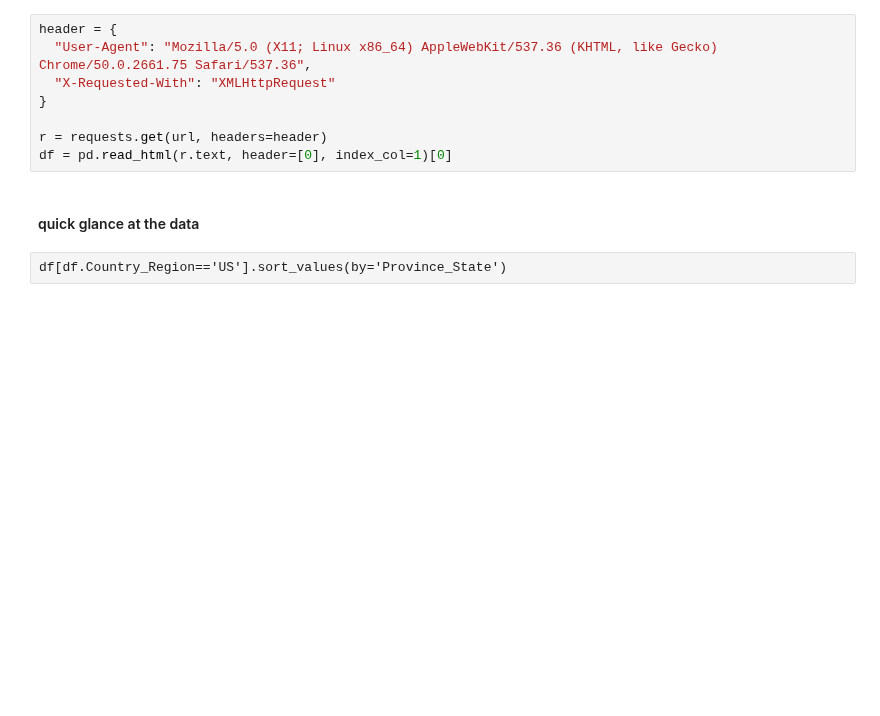
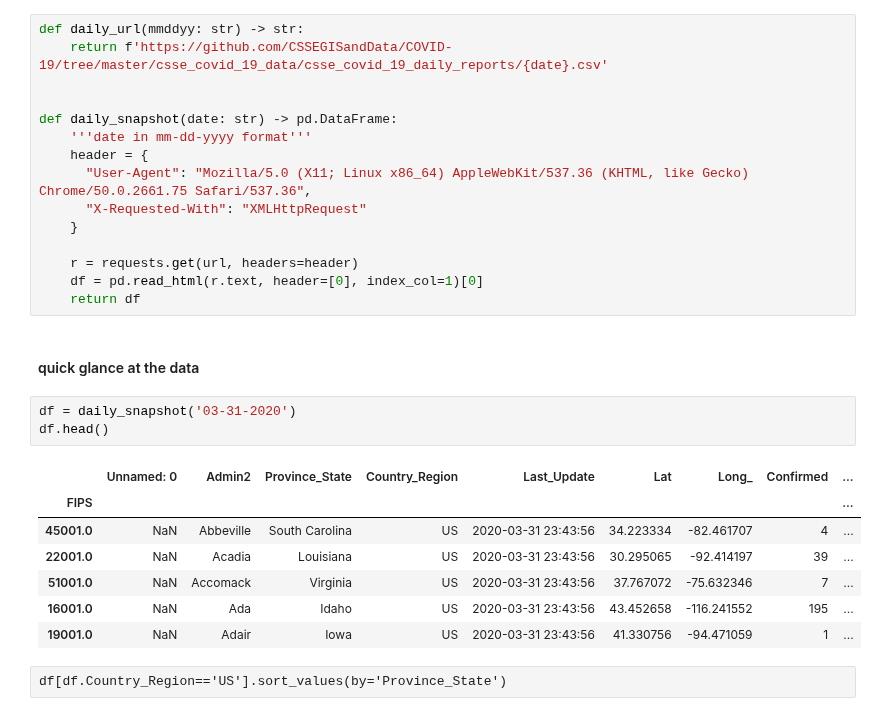
Before and after one commit to fm75/DS, a Jupyter notebook: covid-19-3-31.ipynb, the cells around one changed output. Drawn from its saved outputs; the diff is of its cells as text; blank space fills up the shorter version.

```diff
--- a/covid-19-3-31.ipynb
+++ b/covid-19-3-31.ipynb
@@ -7,15 +7,33 @@ url = 'https://github.com/CSSEGISandData/COVID-19/tree/master/csse_covid_19_data
 # %% [markdown]
 ### Get daily data from the url
 # %%
-header = {
-  "User-Agent": "Mozilla/5.0 (X11; Linux x86_64) AppleWebKit/537.36 (KHTML, like Gecko) Chrome/50.0.2661.75 Safari/537.36",
-  "X-Requested-With": "XMLHttpRequest"
-}
+def daily_url(mmddyy: str) -> str:
+    return f'https://github.com/CSSEGISandData/COVID-19/tree/master/csse_covid_19_data/csse_covid_19_daily_reports/{date}.csv'
 
-r = requests.get(url, headers=header)
-df = pd.read_html(r.text, header=[0], index_col=1)[0]
+
+def daily_snapshot(date: str) -> pd.DataFrame:
+    '''date in mm-dd-yyyy format'''
+    header = {
+      "User-Agent": "Mozilla/5.0 (X11; Linux x86_64) AppleWebKit/537.36 (KHTML, like Gecko) Chrome/50.0.2661.75 Safari/537.36",
+      "X-Requested-With": "XMLHttpRequest"
+    }
+
+    r = requests.get(url, headers=header)
+    df = pd.read_html(r.text, header=[0], index_col=1)[0]
+    return df
 # %% [markdown]
 #### quick glance at the data
+# %%
+df = daily_snapshot('03-31-2020')
+df.head()
+# %% [output]
+|  | Unnamed: 0 | Admin2 | Province_State | Country_Region | Last_Update | Lat | Long_ | Confirmed | ... |
+| FIPS |  |  |  |  |  |  |  |  | ... |
+| 45001.0 | NaN | Abbeville | South Carolina | US | 2020-03-31 23:43:56 | 34.223334 | -82.461707 | 4 | ... |
+| 22001.0 | NaN | Acadia | Louisiana | US | 2020-03-31 23:43:56 | 30.295065 | -92.414197 | 39 | ... |
+| 51001.0 | NaN | Accomack | Virginia | US | 2020-03-31 23:43:56 | 37.767072 | -75.632346 | 7 | ... |
+| 16001.0 | NaN | Ada | Idaho | US | 2020-03-31 23:43:56 | 43.452658 | -116.241552 | 195 | ... |
+| 19001.0 | NaN | Adair | Iowa | US | 2020-03-31 23:43:56 | 41.330756 | -94.471059 | 1 | ... |
 # %% [raw]
 df[df.Country_Region=='US'].sort_values(by='Province_State')
 # %%
```
Also changed, not shown: 5 other files.
